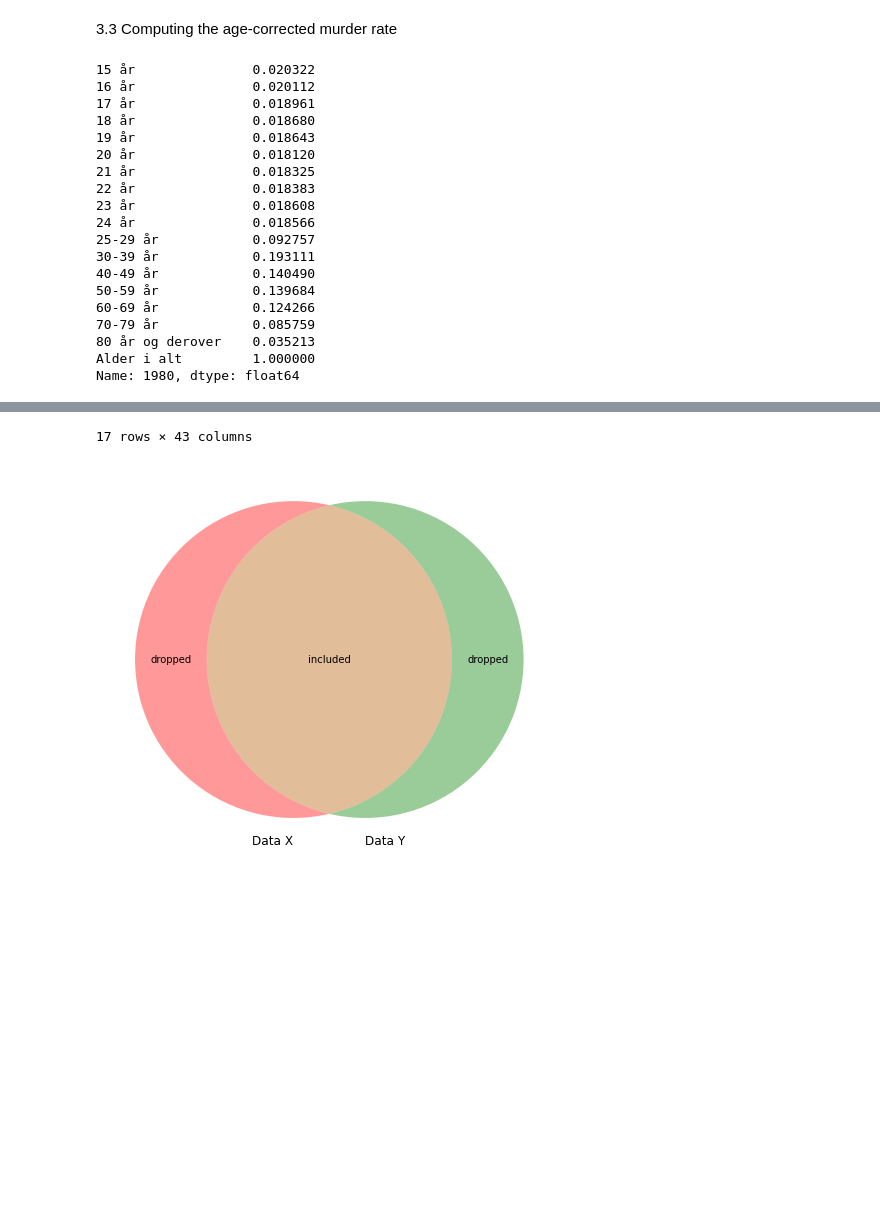
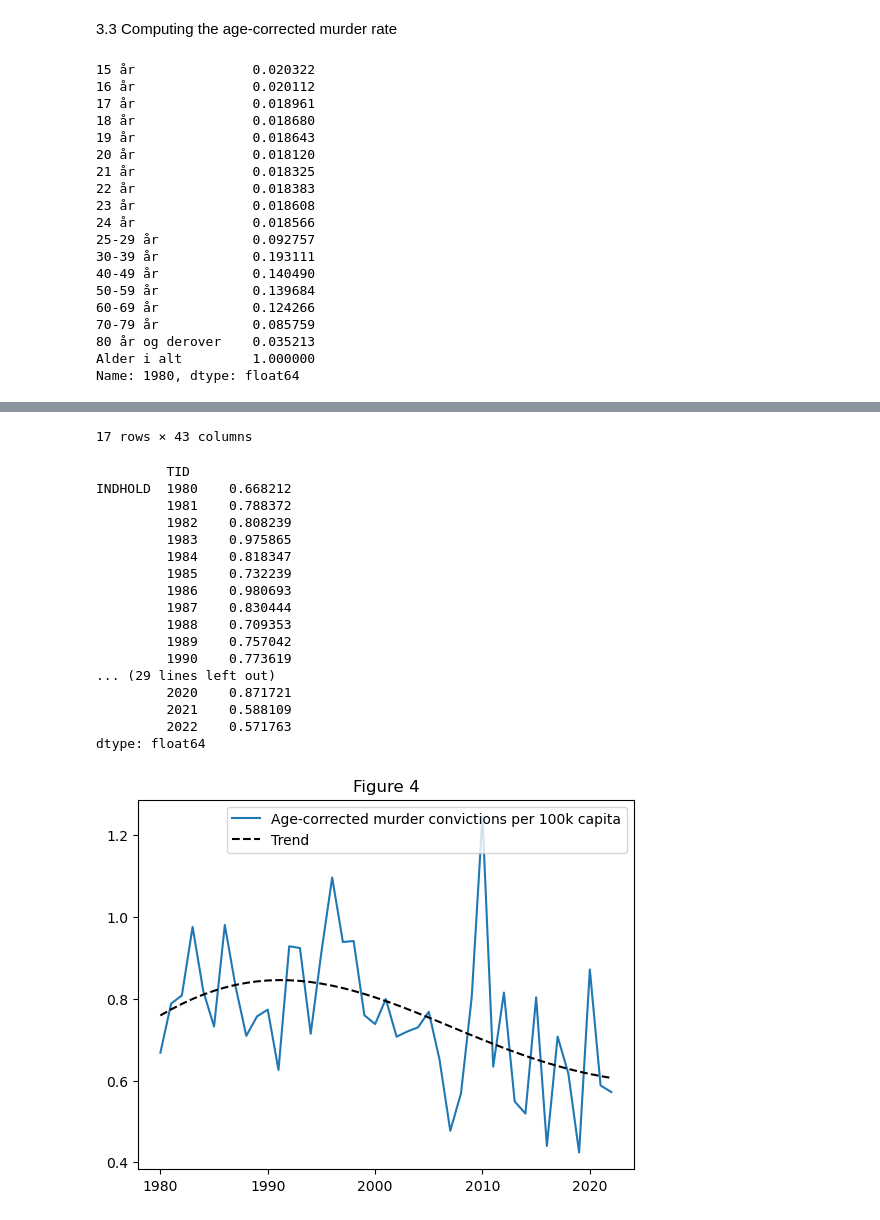
Before and after one commit to NumEconCopenhagen/projects-2023-bulen, a Jupyter notebook: dataproject/dataproject.ipynb, the cells around one changed output, grey strips where cells are left out. Saved outputs shown, nothing was run; the diff lists cells and outputs as text; code cells hidden in the pictures; blank space fills up the shorter version.

```diff
--- a/dataproject/dataproject.ipynb
+++ b/dataproject/dataproject.ipynb
@@ -229,6 +256,21 @@ display(alford)
 mordrate2 = mordrate.mul(alford, axis=0)
 mordrate2.drop(labels=['Alder i alt'], axis=0, inplace=True)
 display(mordrate2)
+
+mordrate3 = mordrate2.sum().astype(float)
+
+display(mordrate3)
+
+
+z2 = np.polyfit(tid1, mordrate3, 5) # fitting trend line
+p2 = np.poly1d(z2)
+fig2 = plt.figure()
+ax2 = fig2.add_subplot(1,1,1)
+ax2.plot(tid1, mordrate3, label='Age-corrected murder convictions per 100k')
+ax2.plot(tid1, p2(tid1), color='black', linestyle='--', label='Trend')
+plt.title('Figure 4')
+plt.legend()
+plt.show()
 # %% [output]
 15 år               0.020322
 16 år               0.020112
@@ -243,39 +285,48 @@ display(mordrate2)
 25-29 år            0.092757
 30-39 år            0.193111
 40-49 år            0.140490
 50-59 år            0.139684
 60-69 år            0.124266
 70-79 år            0.085759
 80 år og derover    0.035213
 Alder i alt         1.000000
 Name: 1980, dtype: float64
 |  | INDHOLD |  |  |  |  |  |  |  |  |  |  | ... |
 | TID | 1980 | 1981 | 1982 | 1983 | 1984 | 1985 | 1986 | 1987 | 1988 | 1989 | ... | ... |
 | ALDER |  |  |  |  |  |  |  |  |  |  |  | ... |
 | 15 år | <NA> | <NA> | <NA> | <NA> | <NA> | <NA> | <NA> | <NA> | <NA> | <NA> | ... | ... |
 | 16 år | <NA> | 0.024432 | <NA> | 0.023029 | 0.024909 | <NA> | 0.028164 | <NA> | <NA> | <NA> | ... | ... |
 | 17 år | <NA> | 0.023326 | <NA> | <NA> | <NA> | <NA> | <NA> | 0.026426 | <NA> | <NA> | ... | ... |
 | 18 år | 0.024749 | <NA> | <NA> | 0.022645 | 0.022077 | <NA> | 0.023032 | <NA> | 0.025918 | <NA> | ... | ... |
 | 19 år | <NA> | 0.049435 | 0.04872 | 0.022977 | 0.022674 | <NA> | 0.042661 | 0.045862 | <NA> | 0.026048 | ... | ... |
 | 20 år | <NA> | 0.048108 | 0.024044 | 0.047332 | <NA> | 0.043916 | 0.021333 | <NA> | 0.022216 | <NA> | ... | ... |
 | 21 år | 0.049497 | 0.050071 | 0.048683 | 0.024307 | <NA> | <NA> | 0.044173 | 0.021435 | <NA> | <NA> | ... | ... |
 | 22 år | 0.024749 | 0.024893 | <NA> | 0.024427 | <NA> | <NA> | 0.067301 | <NA> | 0.064402 | 0.020858 | ... | ... |
 | 23 år | <NA> | 0.100436 | <NA> | 0.025489 | <NA> | 0.024611 | <NA> | 0.022573 | 0.022248 | 0.087097 | ... | ... |
 | 24 år | 0.024749 | <NA> | 0.050175 | 0.05041 | 0.050872 | 0.04927 | <NA> | 0.023824 | 0.0225 | 0.044396 | ... | ... |
 | 25-29 år | 0.148492 | 0.099528 | 0.14909 | 0.249113 | 0.150311 | 0.225746 | 0.099556 | 0.247336 | 0.146942 | 0.096039 | ... | ... |
 | 30-39 år | 0.222737 | 0.170724 | 0.290182 | 0.217497 | 0.242297 | 0.19619 | 0.323672 | 0.202617 | 0.282797 | 0.311354 | ... | ... |
 | 40-49 år | 0.049497 | 0.097839 | 0.12037 | 0.140463 | 0.20345 | 0.08676 | 0.228163 | 0.059567 | 0.095868 | 0.093561 | ... | ... |
 | 50-59 år | 0.074246 | 0.050452 | 0.076974 | 0.103566 | 0.05242 | 0.105746 | 0.053138 | 0.106355 | 0.026462 | 0.05258 | ... | ... |
 | 60-69 år | 0.024749 | 0.049127 | <NA> | 0.024608 | 0.049338 | <NA> | 0.049499 | 0.07445 | <NA> | 0.025109 | ... | ... |
 | 70-79 år | 0.024749 | <NA> | <NA> | <NA> | <NA> | <NA> | <NA> | <NA> | <NA> | <NA> | ... | ... |
 | 80 år og derover | <NA> | <NA> | <NA> | <NA> | <NA> | <NA> | <NA> | <NA> | <NA> | <NA> | ... | ... |
 17 rows × 43 columns
+         TID
+INDHOLD  1980    0.668212
+         1981    0.788372
+         1982    0.808239
+         1983    0.975865
+         1984    0.818347
+         1985    0.732239
+         1986    0.980693
+         1987    0.830444
+         1988    0.709353
+         1989    0.757042
+         1990    0.773619
+... (29 lines left out)
+         2020    0.871721
+         2021    0.588109
+         2022    0.571763
+dtype: float64
+[figure, added]
-# %%
-plt.figure(figsize=(15,7))
-v = venn2(subsets = (4, 4, 10), set_labels = ('Data X', 'Data Y'))
-v.get_label_by_id('100').set_text('dropped')
-v.get_label_by_id('010').set_text('dropped' )
-v.get_label_by_id('110').set_text('included')
-plt.show()
-# %% [output]
-[figure, removed]
```
Also changed, not shown: parts of 4 cells of this notebook.
